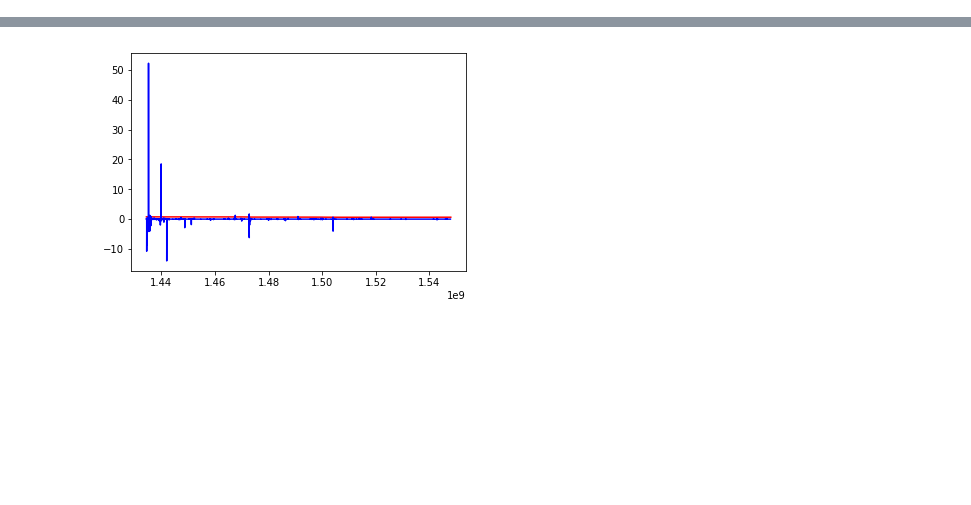
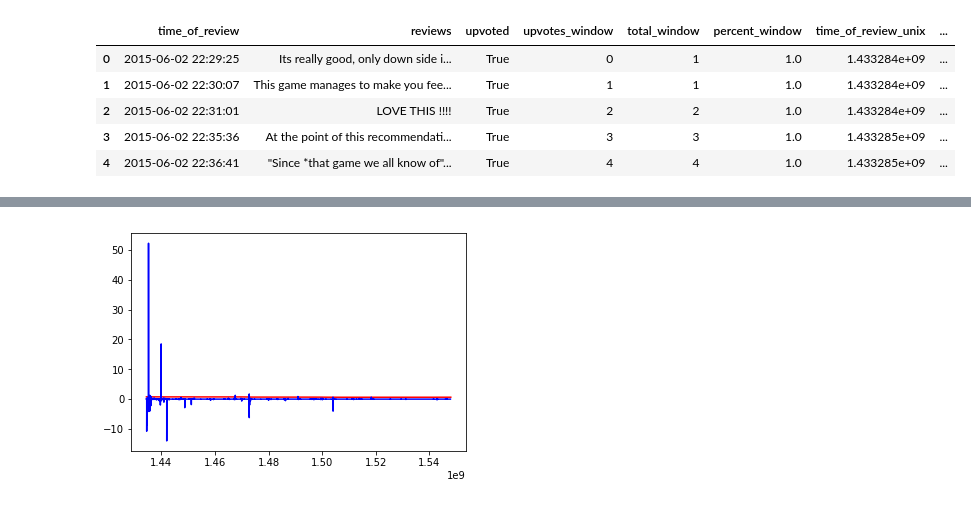
Before and after one commit to tblair7/Gathering_Steam, a Jupyter notebook: plot_windowed_data.ipynb, the cells around one changed output, grey strips where cells are left out. Saved outputs shown, nothing was run; the diff lists cells and outputs as text; code cells hidden in the pictures; blank space fills up the shorter version.

```diff
--- a/plot_windowed_data.ipynb
+++ b/plot_windowed_data.ipynb
@@ -15,9 +15,18 @@ from matplotlib.dates import DateFormatter
 
 import windowing_function_vader
 # %%
-df = pckl.load(open('ARK_7day_vader.pckl','rb'))
+df = pckl.load(open('ARK_14day_window_df.pckl','rb'))
 # %%
 params = {'game': 'ARK',
           'window_days': 7,
           'save_df': True,
           'shift': 1}
+# %%
+df.head()
+# %% [output]
+|  | time_of_review | reviews | upvoted | upvotes_window | total_window | percent_window | time_of_review_unix | ... |
+| 0 | 2015-06-02 22:29:25 | Its really good, only down side i... | True | 0 | 1 | 1.0 | 1.433284e+09 | ... |
+| 1 | 2015-06-02 22:30:07 | This game manages to make you fee... | True | 1 | 1 | 1.0 | 1.433284e+09 | ... |
+| 2 | 2015-06-02 22:31:01 | LOVE THIS !!!! | True | 2 | 2 | 1.0 | 1.433284e+09 | ... |
+| 3 | 2015-06-02 22:35:36 | At the point of this recommendati... | True | 3 | 3 | 1.0 | 1.433285e+09 | ... |
+| 4 | 2015-06-02 22:36:41 | "Since *that game we all know of"... | True | 4 | 4 | 1.0 | 1.433285e+09 | ... |
```
Also changed, not shown: parts of 13 cells of this notebook, 7 other files.
